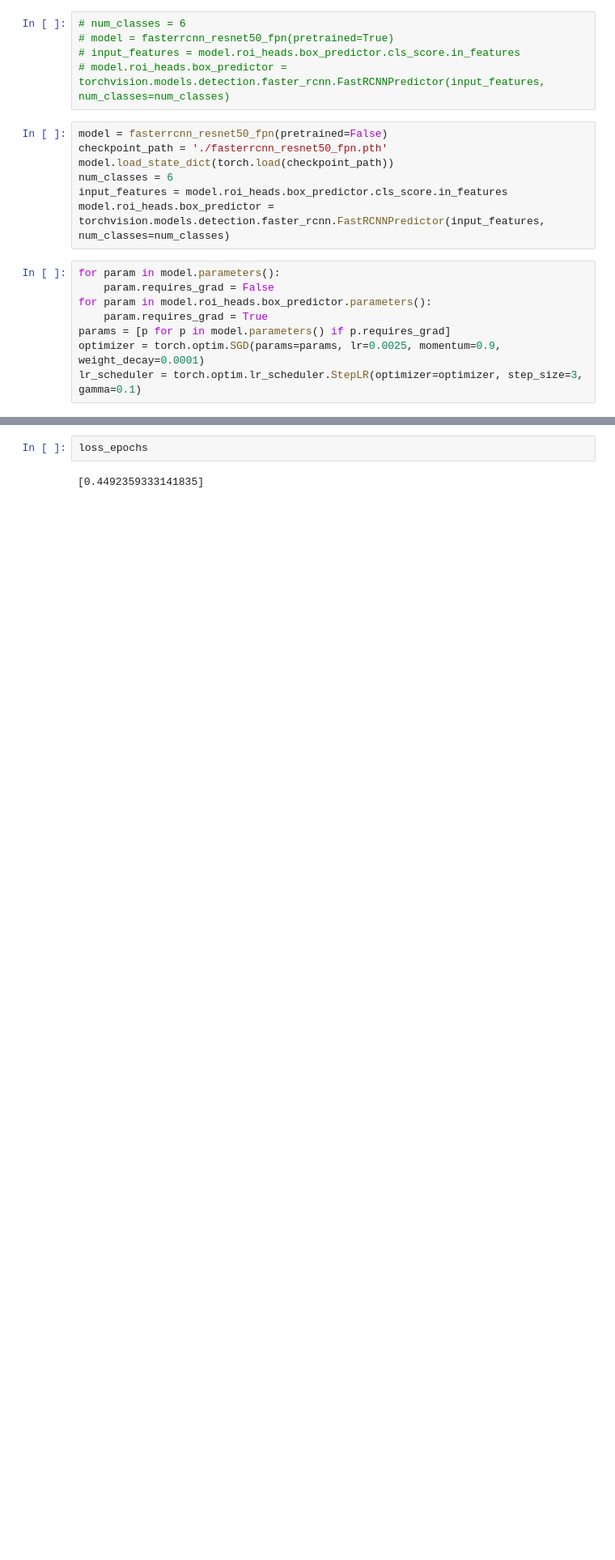
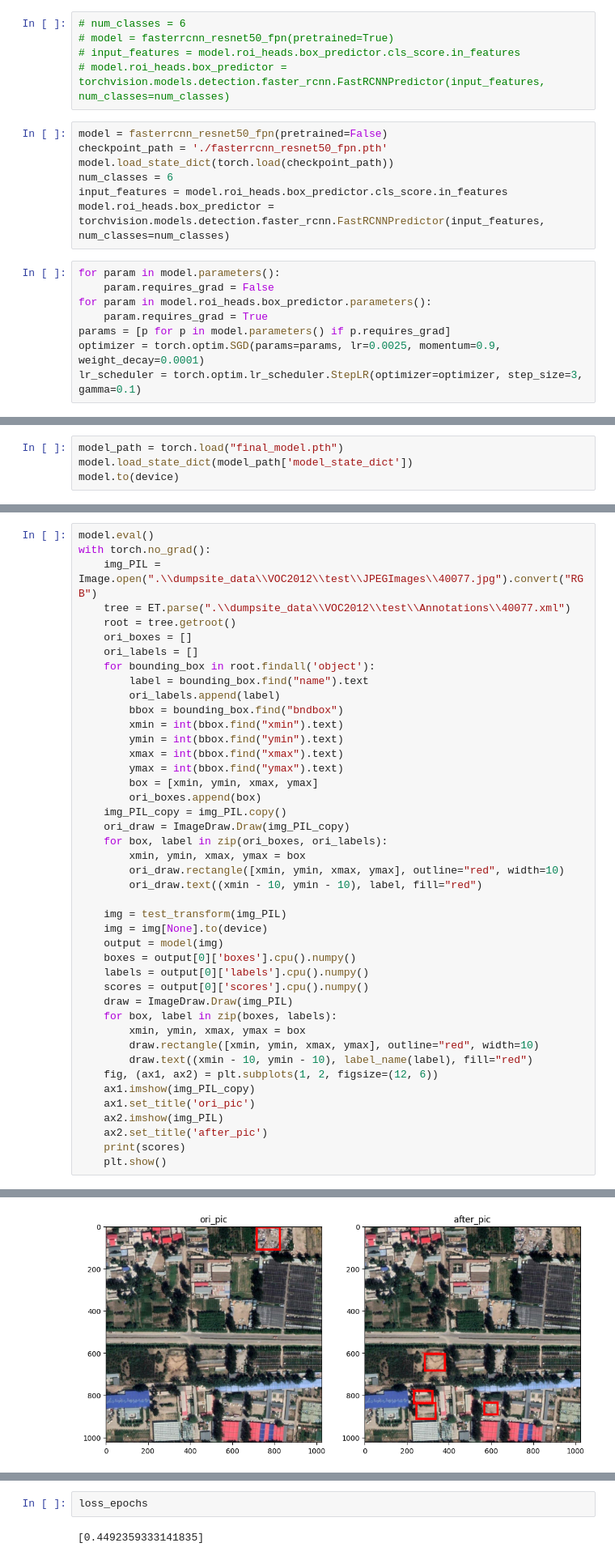
Before and after one commit to fengyan-cn/COMP9444, a Jupyter notebook: project/data_processing.ipynb, the cells around one changed output, grey strips where cells are left out. Shown at 81% size. Cells and saved outputs as stored; diff of their text form; blank space fills up the shorter version.

```diff
--- a/project/data_processing.ipynb
+++ b/project/data_processing.ipynb
@@ -330,0 +341,4 @@ for epoch in range(epochs):
+# %%
+model_path = torch.load("final_model.pth")
+model.load_state_dict(model_path['model_state_dict'])
+model.to(device)
@@ -330,0 +363,44 @@ for epoch in range(epochs):
+# %%
+model.eval()
+with torch.no_grad():
+    img_PIL = Image.open(".\\dumpsite_data\\VOC2012\\test\\JPEGImages\\40077.jpg").convert("RGB")
+    tree = ET.parse(".\\dumpsite_data\\VOC2012\\test\\Annotations\\40077.xml")
+    root = tree.getroot()
+    ori_boxes = []
+    ori_labels = []
+    for bounding_box in root.findall('object'):
+        label = bounding_box.find("name").text
+        ori_labels.append(label)
+        bbox = bounding_box.find("bndbox")
+        xmin = int(bbox.find("xmin").text)
+        ymin = int(bbox.find("ymin").text)
+        xmax = int(bbox.find("xmax").text)
+        ymax = int(bbox.find("ymax").text)
+        box = [xmin, ymin, xmax, ymax]
+        ori_boxes.append(box)
+    img_PIL_copy = img_PIL.copy()
+    ori_draw = ImageDraw.Draw(img_PIL_copy)
+    for box, label in zip(ori_boxes, ori_labels):
+        xmin, ymin, xmax, ymax = box
+        ori_draw.rectangle([xmin, ymin, xmax, ymax], outline="red", width=10)
+        ori_draw.text((xmin - 10, ymin - 10), label, fill="red")
+
+    img = test_transform(img_PIL)
+    img = img[None].to(device)
+    output = model(img)
+    boxes = output[0]['boxes'].cpu().numpy()
+    labels = output[0]['labels'].cpu().numpy()
+    scores = output[0]['scores'].cpu().numpy()
+    draw = ImageDraw.Draw(img_PIL)
+    for box, label in zip(boxes, labels):
+        xmin, ymin, xmax, ymax = box
+        draw.rectangle([xmin, ymin, xmax, ymax], outline="red", width=10)
+        draw.text((xmin - 10, ymin - 10), label_name(label), fill="red")
+    fig, (ax1, ax2) = plt.subplots(1, 2, figsize=(12, 6))
+    ax1.imshow(img_PIL_copy)
+    ax1.set_title('ori_pic')
+    ax2.imshow(img_PIL)
+    ax2.set_title('after_pic')
+    print(scores)
+    plt.show()
+# %% [output]
@@ -330,0 +408 @@ for epoch in range(epochs):
+[figure, added]
```
Also changed, not shown: parts of 15 cells of this notebook.
